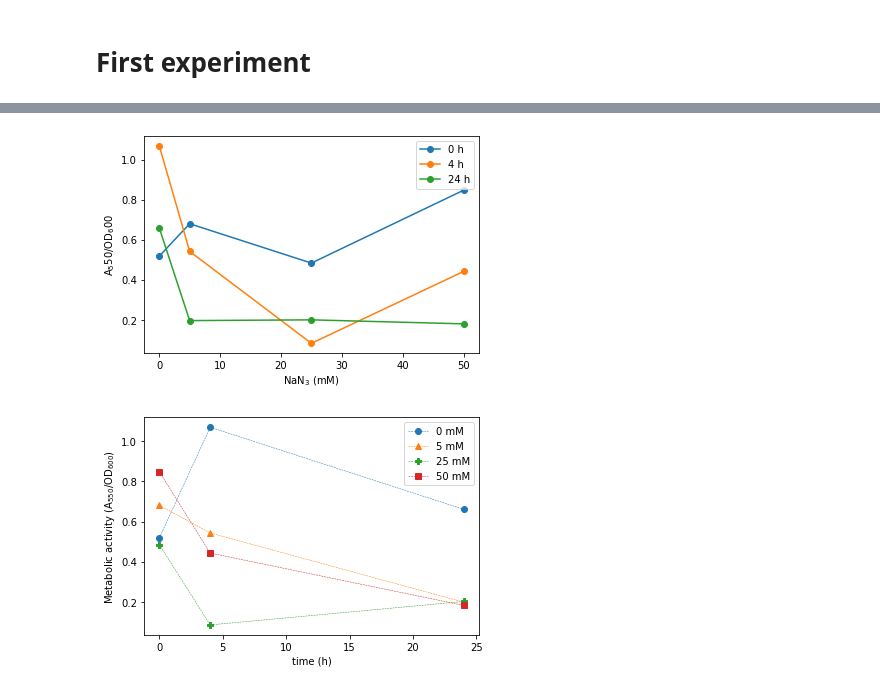
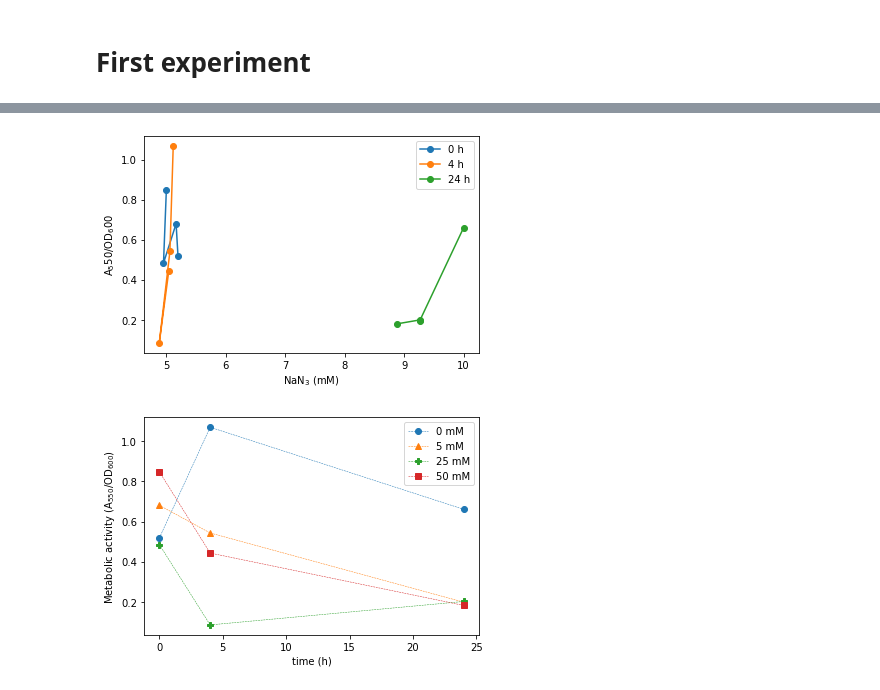
Before and after one commit to brandonvanveen/bacteria-adsorption, a Jupyter notebook: Regression/Kinetics/Effect of NaN3 on metabolic activity.ipynb, the cells around one changed output, grey strips where cells are left out. Drawn from its saved outputs; the diff is of its cells as text; code cells hidden in the pictures.

```diff
--- a/Regression/Kinetics/Effect of NaN3 on metabolic activity.ipynb
+++ b/Regression/Kinetics/Effect of NaN3 on metabolic activity.ipynb
@@ -15,14 +22,14 @@ df.head()
 # %%
 for time in [0, 4, 24]:
     df_t = df.loc[df['Time_h'] == time]
-    plt.plot(df_t['NaN3_mM'], df_t['A_O'], 'o-', label=str(time) + ' h')
+    plt.plot(df_t['OD600'], df_t['A_O'], 'o-', label=str(time) + ' h')
 
 plt.legend()
 plt.ylabel('A$_550$/OD$_600$')
 plt.xlabel('NaN$_3$ (mM)')
 plt.show()
 # %% [output]
-[figure, old version]
+[figure, new version]
 # %%
 fig = plt.figure()
 
```
Also changed, not shown: parts of 1 cell of this notebook, 6 other files.
